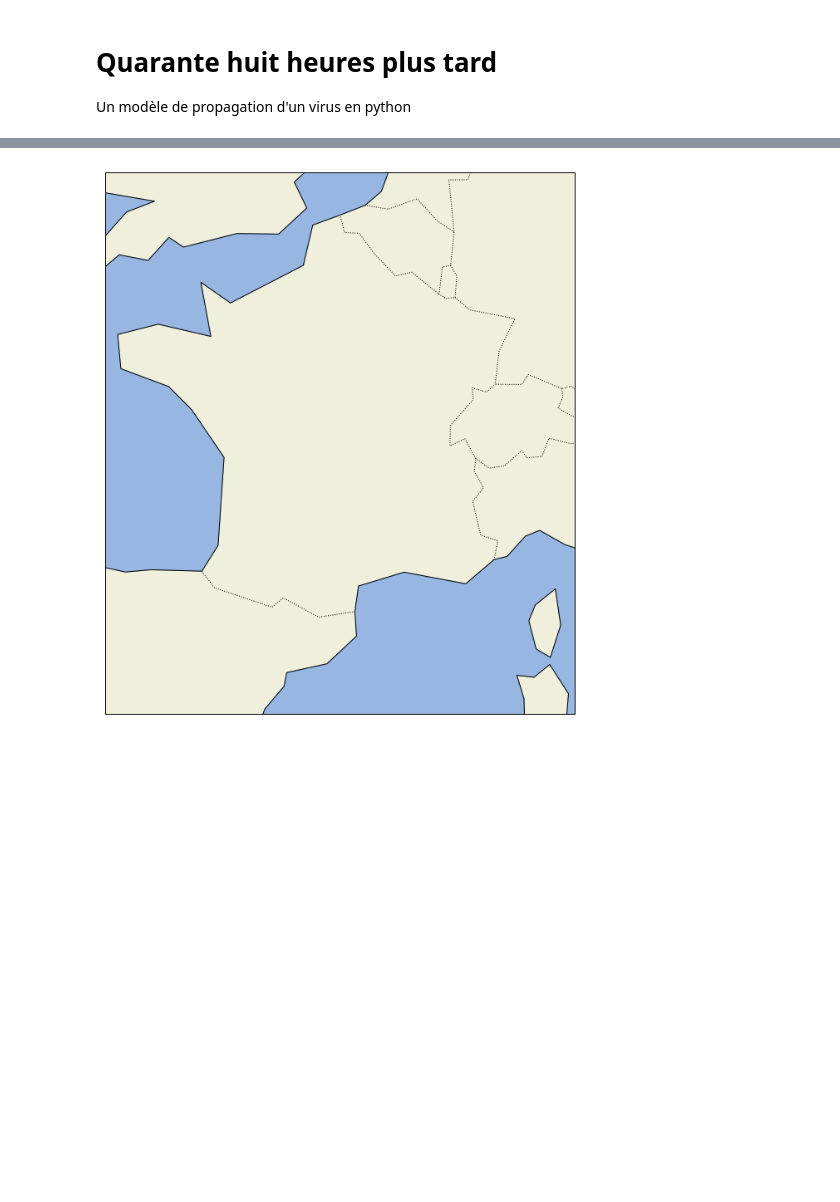
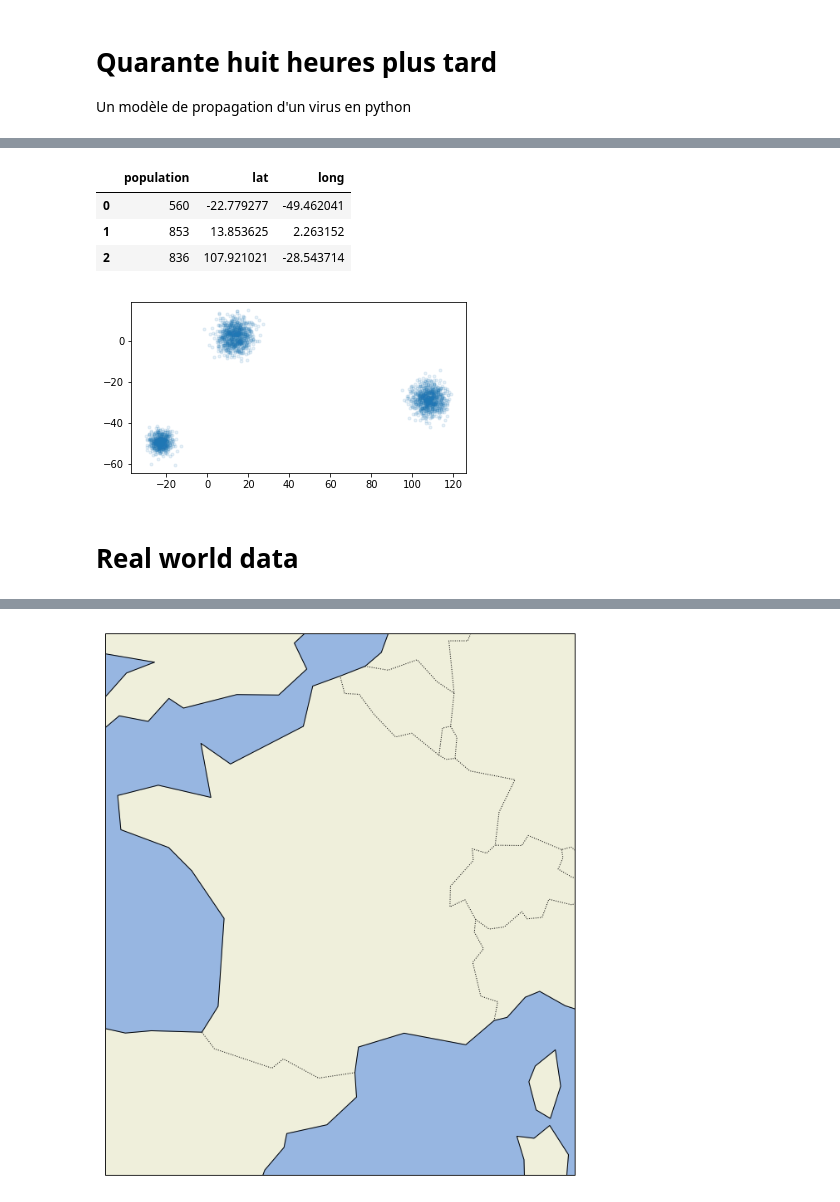
Before and after one commit to glyg/learn_jupyter, a Jupyter notebook: FortyEightHoursLater.ipynb, the cells around one changed output, grey strips where cells are left out. Cells and saved outputs as stored; diff of their text form; code cells hidden in the pictures; blank space fills up the shorter version.

```diff
--- a/FortyEightHoursLater.ipynb
+++ b/FortyEightHoursLater.ipynb
@@ -17,15 +21,26 @@ total_pop = populations.sum()
 
 cities = pd.DataFrame(np.zeros((n_cities, 3)),
                       columns=['population', 'lat', 'long'])
+
 cities['population'] = populations
 
 people = pd.DataFrame(np.zeros((total_pop, 5)),
                       columns=('state', 'lat', 'long',
                                'north_speed', 'east_speed'))
 
+people['state'] = 'sane'
+
+city_centers = np.random.normal(scale=50, size=(n_cities, 2))
 
 
-pop_centers = np.random.rand(n_cities, 2)
-pop_centers[:, 0] = pop_centers[:, 0]
+cities[['lat', 'long']] = city_centers
 
-cities[['lat', 'long']] = pop_centers
+current = 0
+for idx, city in cities.iterrows():
+    pop = int(city['population'])
+    positions = np.random.normal(scale=pop/200, size=(pop, 2))
+
+    people.loc[current: pop+current-1,
+               ['lat', 'long']] = positions + city[['lat', 'long']].values
+
+    current = pop + current
@@ -31,0 +56,15 @@ cities[['lat', 'long']] = pop_centers
+# %%
+cities
+# %% [output]
+|  | population | lat | long |
+| 0 | 560 | -22.779277 | -49.462041 |
+| 1 | 853 | 13.853625 | 2.263152 |
+| 2 | 836 | 107.921021 | -28.543714 |
+# %%
+fig, ax = plt.subplots()
+ax.plot(people.lat, people.long, '.', alpha=0.1)
+ax.set_aspect('equal')
+# %% [output]
+[figure, added]
+# %% [markdown]
+# Real world data
```
Also changed, not shown: parts of 6 cells of this notebook, 3 other files.
